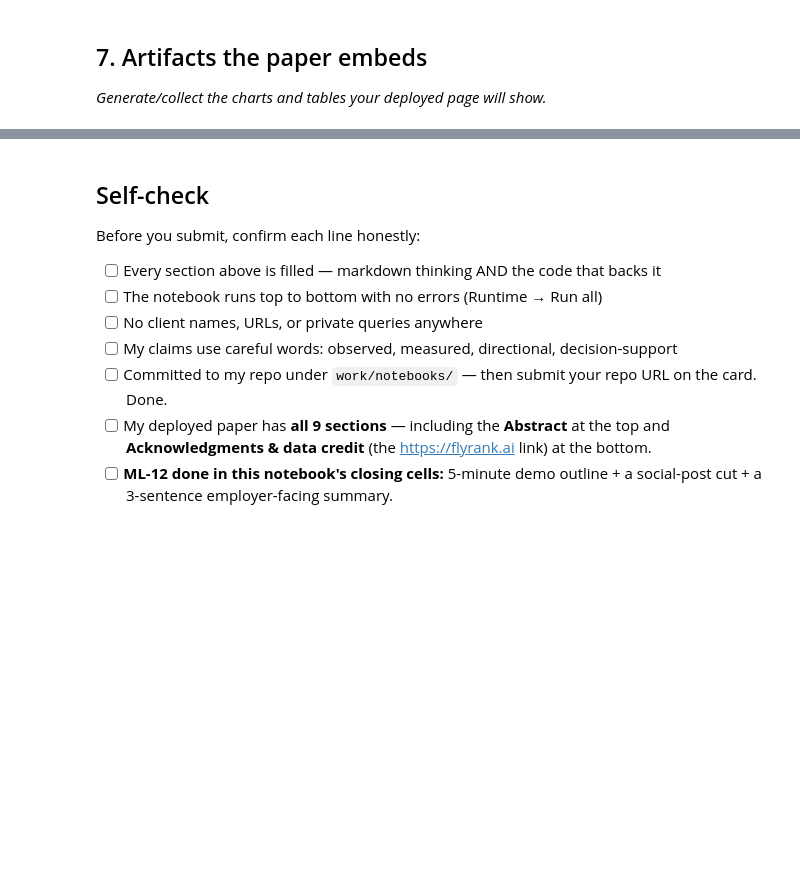
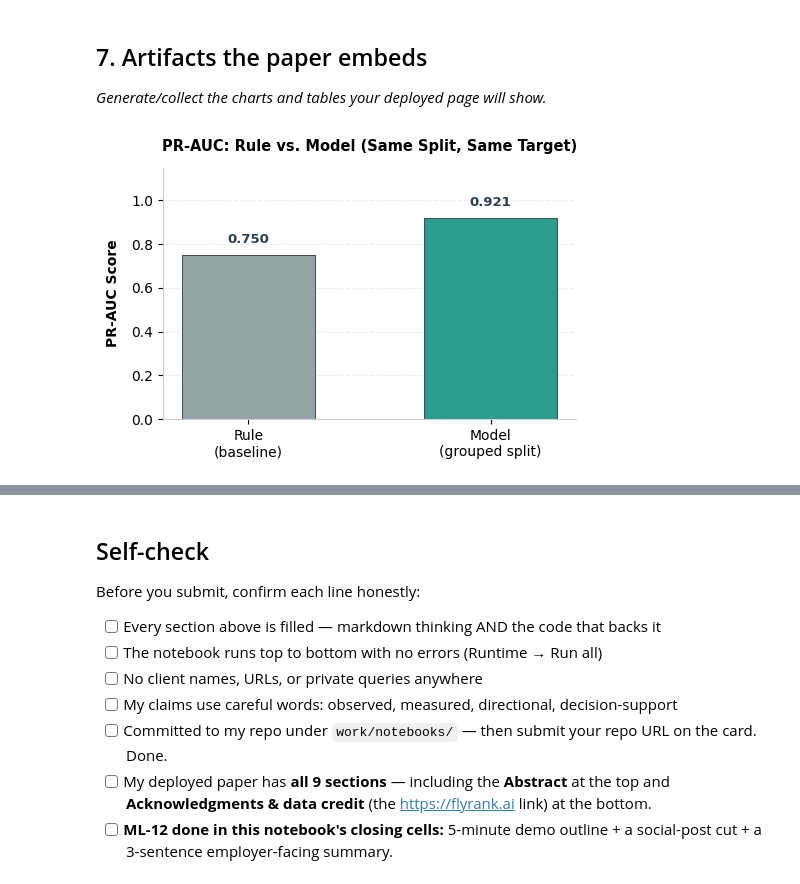
Before and after one commit to Szan-12345/FLYRANK-MACHINE-LEARNING, a Jupyter notebook: FLYRANK-MACHINE-LEARNING-main/work/notebooks/capstone.ipynb, the cells around one changed output, grey strips where cells are left out. Saved outputs shown, nothing was run; the diff lists cells and outputs as text; code cells hidden in the pictures; blank space fills up the shorter version.

```diff
--- a/FLYRANK-MACHINE-LEARNING-main/work/notebooks/capstone.ipynb
+++ b/FLYRANK-MACHINE-LEARNING-main/work/notebooks/capstone.ipynb
@@ -34,3 +583,84 @@ This skeleton is yours to fill. Work the sections **in order** — each one has
 ## 7. Artifacts the paper embeds
 
 *Generate/collect the charts and tables your deployed page will show.*
+# %%
+import os
+import matplotlib.pyplot as plt
+
+# Ensure output directory exists
+os.makedirs('work/figures', exist_ok=True)
+
+# Global styling configuration for a clean, academic look
+plt.rcParams['font.sans-serif'] = 'DejaVu Sans'
+plt.rcParams['axes.edgecolor'] = '#cccccc'
+plt.rcParams['axes.linewidth'] = 0.8
+
+# Chart 1 — PR-AUC: rule vs model (grouped split)
+fig, ax = plt.subplots(figsize=(5, 3.5), facecolor='white')
+bars1 = ax.bar(['Rule\n(baseline)', 'Model\n(grouped split)'], [rule_pr_auc, model_pr_auc],
+               color=['#95a5a6', '#2a9d8f'], width=0.55, edgecolor='#333333', linewidth=0.6)
+
+ax.set_ylim(0, 1.15)  # Leave headroom for text
+ax.set_ylabel('PR-AUC Score', fontsize=10, fontweight='600', labelpad=8)
+ax.set_title('PR-AUC: Rule vs. Model (Same Split, Same Target)', fontsize=10.5, fontweight='bold', pad=12)
+ax.spines['top'].set_visible(False)
+ax.spines['right'].set_visible(False)
+ax.yaxis.grid(True, linestyle='--', alpha=0.5, color='#dddddd')
+ax.set_axisbelow(True)
+
+for bar, v in zip(bars1, [rule_pr_auc, model_pr_auc]):
+    ax.text(bar.get_x() + bar.get_width()/2.0, v + 0.04, f"{v:.3f}",
+            ha='center', va='bottom', fontsize=9.5, fontweight='bold', color='#2c3e50')
+
+plt.tight_layout()
+plt.savefig('work/figures/pr_auc_comparison.png', dpi=300)
+plt.show()
+
+# Chart 2 — precision@20: rule vs model
+fig, ax = plt.subplots(figsize=(5, 3.5), facecolor='white')
+bars2 = ax.bar(['Rule\n(baseline)', 'Model\n(grouped split)'], [rule_p20, model_p20],
+               color=['#95a5a6', '#e9c46a'], width=0.55, edgecolor='#333333', linewidth=0.6)
+
+ax.set_ylim(0, 1.15)
+ax.set_ylabel('Precision @ Top 20', fontsize=10, fontweight='600', labelpad=8)
+ax.set_title('Precision@20: Rule vs. Model (Same Split, Same Target)', fontsize=10.5, fontweight='bold', pad=12)
+ax.spines['top'].set_visible(False)
+ax.spines['right'].set_visible(False)
+ax.yaxis.grid(True, linestyle='--', alpha=0.5, color='#dddddd')
+ax.set_axisbelow(True)
+
+for bar, v in zip(bars2, [rule_p20, model_p20]):
+    ax.text(bar.get_x() + bar.get_width()/2.0, v + 0.04, f"{v:.3f}",
+            ha='center', va='bottom', fontsize=9.5, fontweight='bold', color='#2c3e50')
+
+plt.tight_layout()
+plt.savefig('work/figures/precision_at_20_comparison.png', dpi=300)
+plt.show()
+
+# Chart 3 — reason-code redundancy: whole queue vs top 20
+fig, ax = plt.subplots(figsize=(5, 3.5), facecolor='white')
+bars3 = ax.bar(['Whole queue', 'Top 20'], [whole_queue_all_four, top20_all_four],
+               color=['#95a5a6', '#e76f51'], width=0.55, edgecolor='#333333', linewidth=0.6)
+
+ax.set_ylim(0, 1.20)
+ax.set_ylabel('Share Firing All 4 Reason Codes', fontsize=10, fontweight='600', labelpad=8)
+ax.set_title('Reason-Code Redundancy Concentrates at the Top', fontsize=10.5, fontweight='bold', pad=12)
+ax.spines['top'].set_visible(False)
+ax.spines['right'].set_visible(False)
+ax.yaxis.grid(True, linestyle='--', alpha=0.5, color='#dddddd')
+ax.set_axisbelow(True)
+
+for bar, v in zip(bars3, [whole_queue_all_four, top20_all_four]):
+    ax.text(bar.get_x() + bar.get_width()/2.0, v + 0.04, f"{v:.0%}",
+            ha='center', va='bottom', fontsize=9.5, fontweight='bold', color='#2c3e50')
+
+plt.tight_layout()
+plt.savefig('work/figures/reason_code_redundancy.png', dpi=300)
+plt.show()
+
+print("Saved 3 upgraded high-res figures to work/figures/:")
+print("  work/figures/pr_auc_comparison.png")
+print("  work/figures/precision_at_20_comparison.png")
+print("  work/figures/reason_code_redundancy.png")
+# %% [output]
+[figure, added]
```
Also changed, not shown: parts of 15 cells of this notebook.
